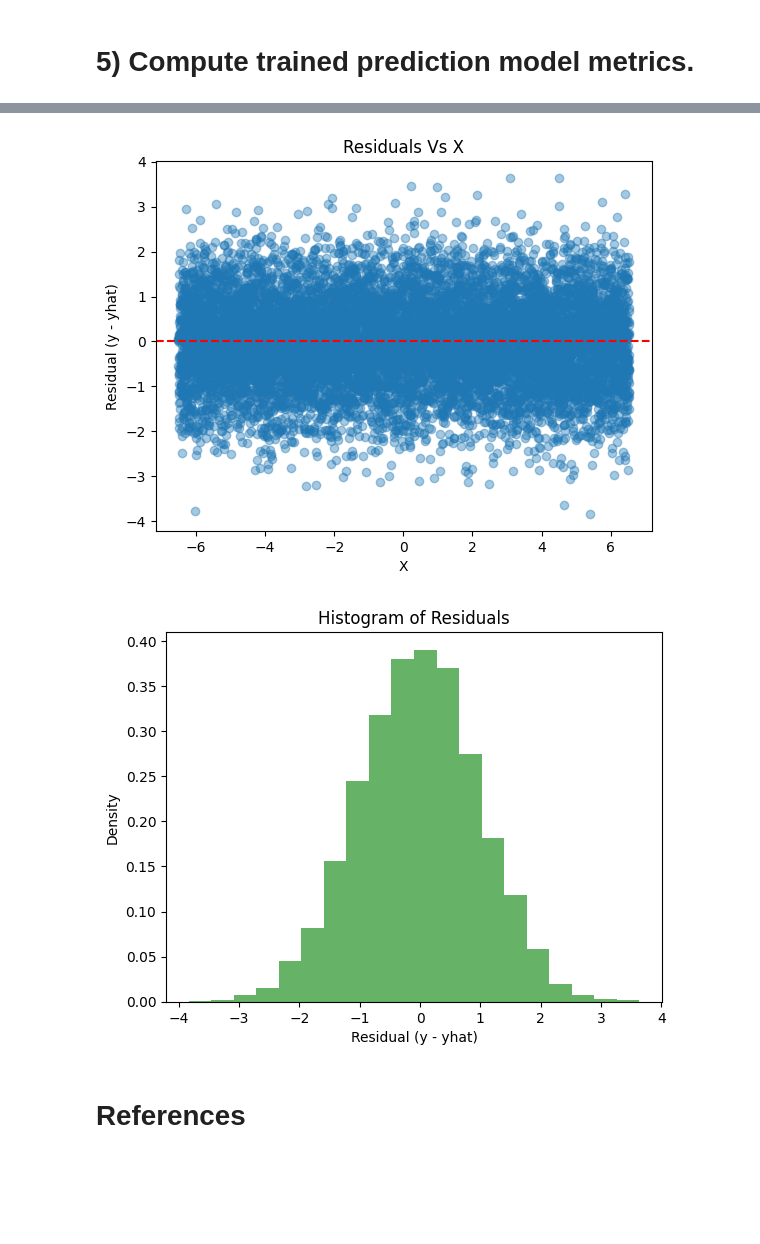
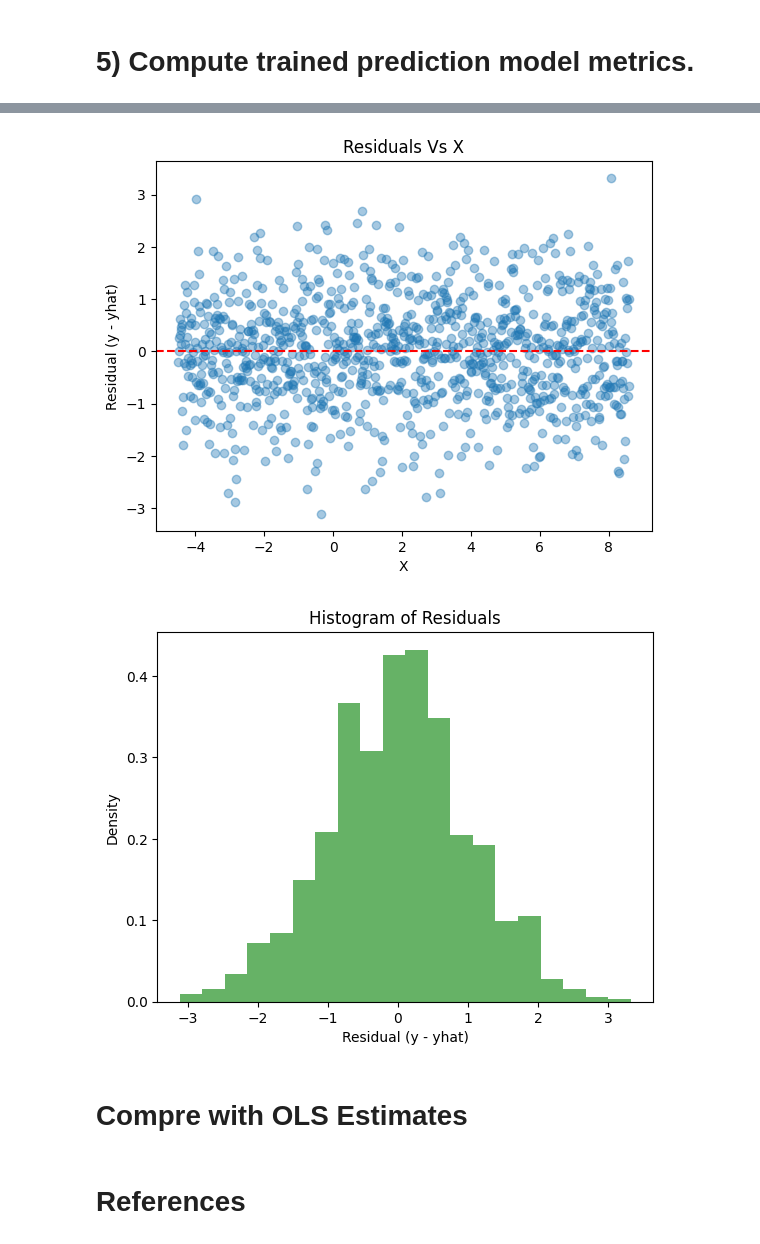
Before and after one commit to toddhricik/Bayesian-Regression, a Jupyter notebook: bayesian_linear_model_tensorflow_probability.ipynb, the cells around one changed output, grey strips where cells are left out. Drawn from its saved outputs; the diff is of its cells as text; code cells hidden in the pictures; blank space fills up the shorter version.

Commit message:
Added new 1st draft of notebook on Bayesian linear regression using non-informative prior.

```diff
--- a/bayesian_linear_model_tensorflow_probability.ipynb
+++ b/bayesian_linear_model_tensorflow_probability.ipynb
@@ -28,18 +24,10 @@ $$\large\text{When }X=0\text{, }y=
 # Create and plot training data
 # Set the desired slope
 desired_slope = 3.25
+# Set the desired intercept
+desired_intercept = 2
 # Set number of samples we want in our training data set
-num_training_samples = 10000
+num_training_samples = 1000
 x_train = np.linspace(-2, 2, num_training_samples)[:, np.newaxis]
-# Set a constant c to scale the noise from epsilon
-c = 1.
-# Generate dependent variable y as a function of the training data x
-y_train = x_train * desired_slope + c * np.random.randn(num_training_samples)[:, np.newaxis]
-
-plt.scatter(x_train, y_train, alpha=0.4)
-plt.title('Training Data: y = x * slope + c * epsilon')
-plt.xlabel('x')
-plt.ylabel('y')
-plt.text(-2., 4, f'$y = x * {desired_slope} + {c} * \epsilon$',
-                       fontsize=12, bbox=dict(facecolor='white', alpha=0.5, edgecolor='black'))
-plt.show()
+# Append a column of ones to x_train for the intercept term
+#x_train = np.hstack((np.ones_like(x_train), x_train))
@@ -47,0 +34,16 @@ plt.show()
+# %%
+# Generate dependent variable y as a function of the training data x, the desired slope, and the desired intercept
+#y_train = np.add(np.add(np.dot(x_train[:,1], desired_slope) ,desired_intercept), np.random.randn(num_training_samples))#[:, np.newaxis]
+y_train = desired_intercept + x_train * desired_slope + np.random.randn(num_training_samples)[:, np.newaxis]
+# Print the shape of x_train and y_train
+print('x_train shape:', x_train.shape)
+print('y_train shape:', y_train.shape)
+# Plot the training data (ignoring the intercept term in each entry of x_train)
+#plt.scatter(x_train[:,1], y_train, alpha=0.4)
+plt.scatter(x_train, y_train, alpha=0.4)
+plt.title('Training Data: y = intercept + x * slope + \u03B5')
+plt.xlabel('x')
+plt.ylabel('y')
+plt.text(-2., 4, f'y = {desired_intercept} + x * {desired_slope} + \u03B5',
+                       fontsize=12, bbox=dict(facecolor='white', alpha=0.5, edgecolor='black'))
+plt.show()
@@ -90,8 +89,9 @@ $$\large\hat{\beta}=\begin{pmatrix}
 # %%
 # Set the input shape
-input_shape = (x_train.shape[1],)
+input_shape = x_train.shape[1]
+print('Input shape:', input_shape)
 # Create a dense Keras model along with a distribution layer that outputs a normal
 model = tf.keras.Sequential([
-    tf.keras.layers.Dense(units=2, input_shape=input_shape, activation='linear'),
+    tf.keras.layers.Dense(units=2, input_shape=(x_train.shape[1],), activation='linear'),
     tfp.layers.DistributionLambda(lambda t: tfp.distributions.Independent(tfp.distributions.Normal(loc=t[..., :1], scale=tf.math.softplus(t[..., 1:]))))
 ])
@@ -178,16 +173,18 @@ plt.xlabel('X')
 plt.ylabel('Residual (y - yhat)')
 plt.show()
 # %% [output]
-[figure, old version]
+[figure, new version]
 # %%
 # Plot historgram of residuals
-plt.hist(residuals, bins=20, density=True, alpha=0.6, color='g')
+plt.hist(residuals, bins=20, density=True, alpha=0.6, color='green')
 plt.title('Histogram of Residuals')
 plt.xlabel('Residual (y - yhat)')
 plt.ylabel('Density')
 plt.show()
 # %% [output]
-[figure, old version]
+[figure, new version]
+# %% [markdown]
+<H1>Compre with OLS Estimates</H1>
 # %% [markdown]
 <H1>References</H1>
 # %% [markdown]
```
Also changed, not shown: parts of 18 cells of this notebook, 1 other file.
